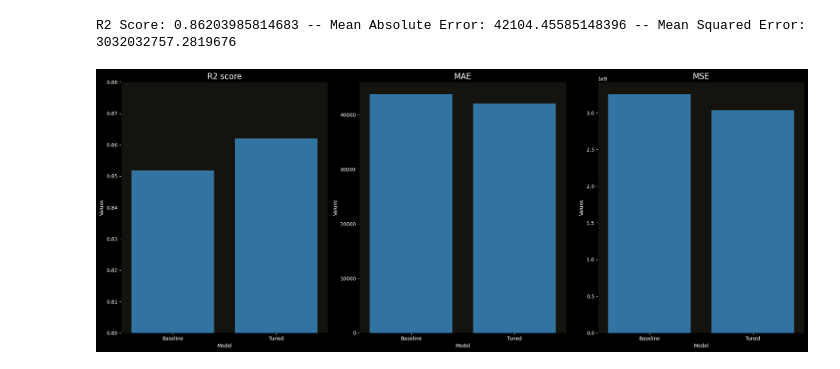
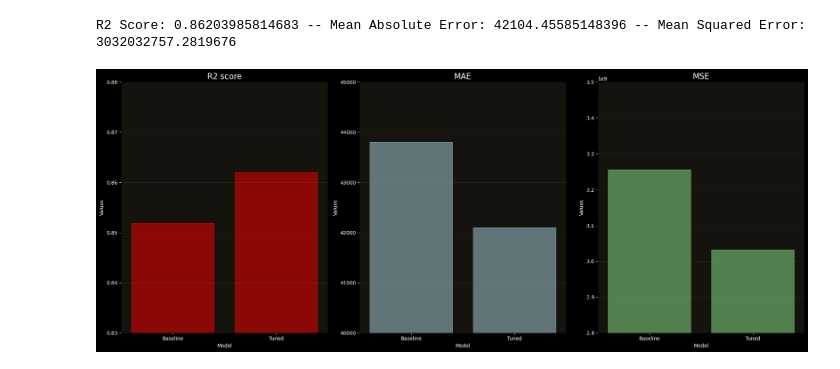
Before and after one commit to imelinc/housing-prices-project, a Jupyter notebook: housing-project.ipynb, the cells around one changed output. Saved outputs shown, nothing was run; the diff lists cells and outputs as text; code cells hidden in the pictures.

Commit message:
Plots done, insights missing

```diff
--- a/housing-project.ipynb
+++ b/housing-project.ipynb
@@ -244,29 +244,42 @@ R2 Score: 0.86203985814683 -- Mean Absolute Error: 42104.45585148396 -- Mean Squ
 # %%
 # Lets plot the difference between the baseline model and the tuned model
 fig, (ax1, ax2, ax3) = plt.subplots(ncols=3, nrows=1, figsize = (20,8), facecolor = "#000000")
 
 metrics = ["R2 score", "MAE", "MSE"]
 baseline_metrics = [r2_baseline, mae_baseline, mse_baseline]
 tuned_metrics = [r2, mae, mse]
 m = ["Baseline", "Tuned"]
 
 axes = [ax1, ax2, ax3]
 
 for i, ax in enumerate(axes):
     df = pd.DataFrame({
         "Model": m,
         "Values": [baseline_metrics[i], tuned_metrics[i]]
     })
 
     sns.barplot(data=df, x="Model", y="Values", ax=ax)
 
     ax.set_title(metrics[i], color="white", fontsize=16)
     ax.set_facecolor("#15130d")
     ax.tick_params(colors='white')
     ax.xaxis.label.set_color('white')
     ax.yaxis.label.set_color('white')
+    ax.grid(True, color="gray", alpha= 0.2, axis="y")
 
-ax1.set_ylim(0.8, 0.88)
+ax1.set_ylim(0.83, 0.88)
+ax2.set_ylim(40000, 45000)
+ax3.set_ylim(2.8e9, 3.5e9)
+
+subplot_colors = ["red", "lightblue", "lightgreen"]
+
+for ax, color in zip(axes, subplot_colors):
+    for bar in ax.patches:
+        bar.set_color(color)
+        bar.set_alpha(0.5)
+
+
+
 plt.tight_layout()
 # %% [output]
-[figure, old version]
+[figure, new version]
```
